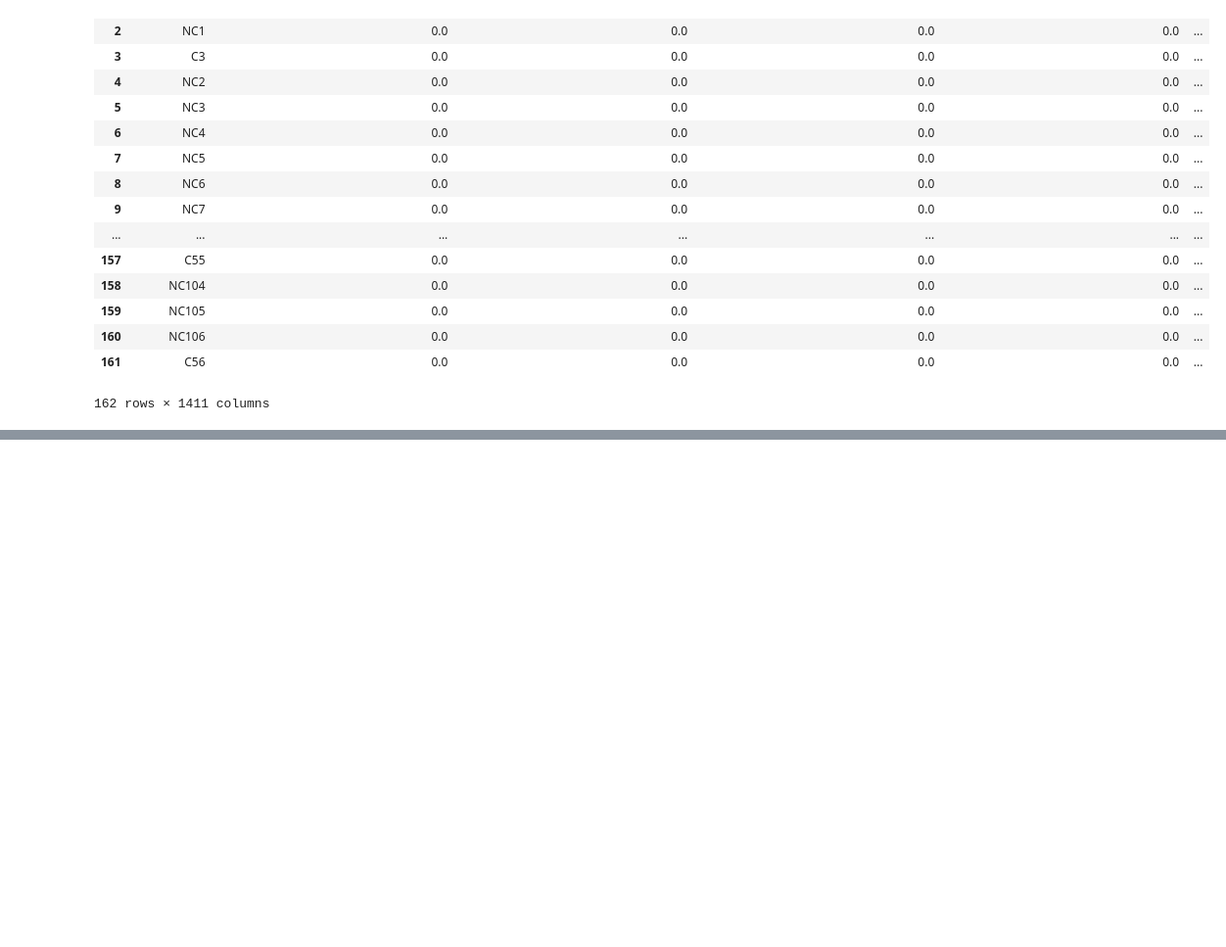
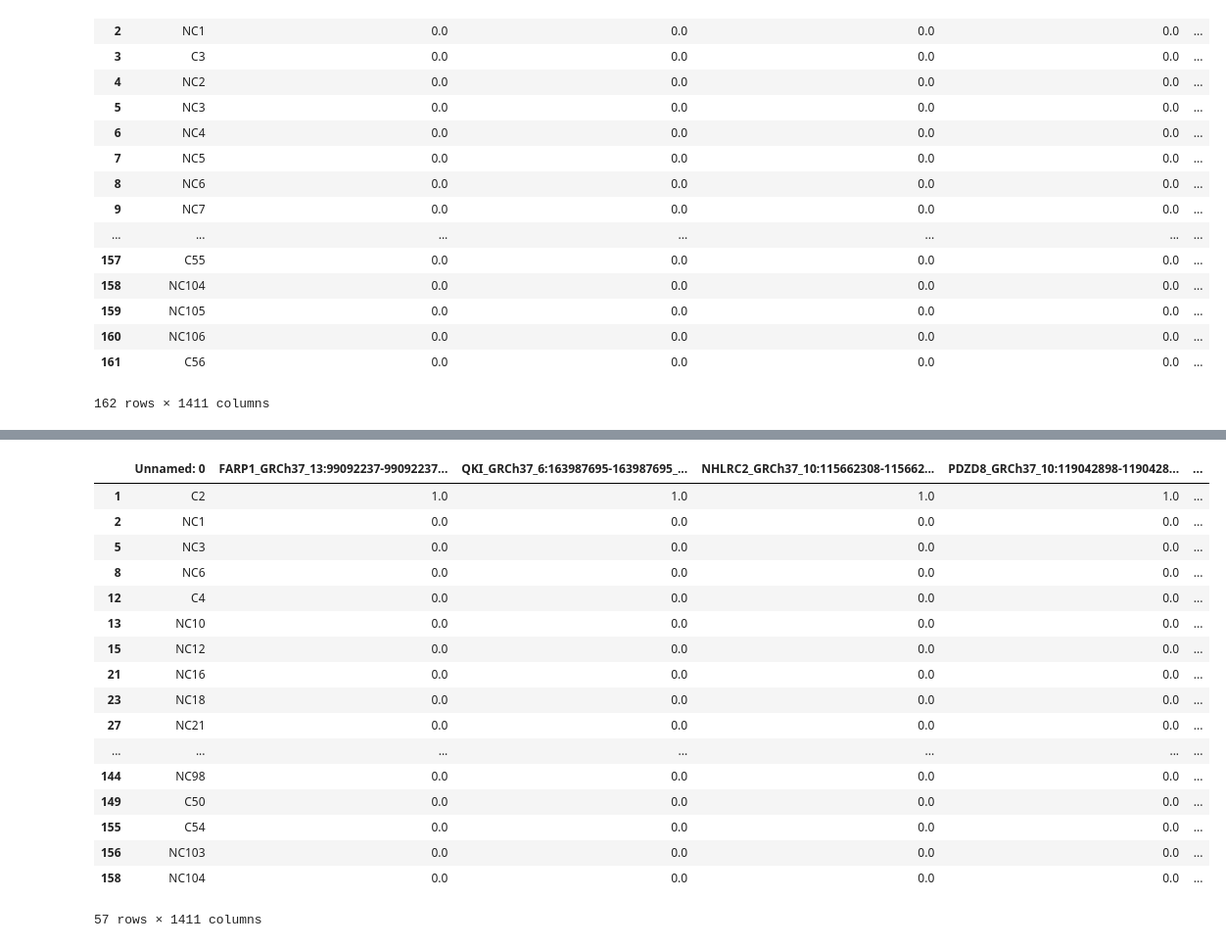
Before and after one commit to GmcgeeCodes/DataMining, a Jupyter notebook: mutationsProj1.0.ipynb, the cells around one changed output, grey strips where cells are left out. Shown at 98% size. Drawn from its saved outputs; the diff is of its cells as text; code cells hidden in the pictures; blank space fills up the shorter version.

Commit message:
rand forest activity complete

```diff
--- a/mutationsProj1.0.ipynb
+++ b/mutationsProj1.0.ipynb
@@ -956,6 +1066,10 @@ def make_treePhi(row_total, rootdf, tempBool):
 # %%
 def make_treeIgain(row_total, rootdf, tempBool):
     if(tempBool):
+        bstrap_tempdf = rootdf.sample(n = row_total, axis='index', replace= True)
+        Outbag = rootdf[~rootdf.apply(tuple, 1).isin(bstrap_tempdf.apply(tuple,1))]
+        root_L, root_R = bstrap_tempdf, bstrap_tempdf
+
         bstrap_tempdf, root_L, root_R = rootdf, rootdf, rootdf
         bstrap_tempdf = bstrap_tempdf.set_index(bstrap_tempdf.columns[0])
         bstrap_tempdf.index.names = [None]
@@ -1016,7 +1130,7 @@ def make_treeIgain(row_total, rootdf, tempBool):
         root.right.left.right = Node(0)
         root.right.right.left = Node(1)
         root.right.right.right = Node(0)
-        temp_list = [tempTTR, tempTTA, tempTTB, root_L, root_R, root, tempSer, tserA, tserB]
+        temp_list = [tempTTR, tempTTA, tempTTB, root_L, root_R, root, tempSer, tserA, tserB, Outbag]
         return temp_list
     else:
         # Check if the temp df has Igain row, if it does drop the row in the group DFs and update the  split total
@@ -1253,9 +1378,27 @@ def bootstrap_sample(tempdf, num_mut):
     tdf = tempdf.sample(n = num_mut, axis='columns', replace=False)
     return tdf
 # %%
-def rand_Dtree(temp_df, function):
-    temp_df = temp_df.set_index(columns[1])
-    temp_df.index.names = [None]
-    inputSize= len(temp_df.columns)
-    bStrapsize = sqrt(inputSize)
-    temp_bstrapdf = bootstrap_sample(bStrapsize)
+def rand_forest(temp_df, num_trees, split_func, tempBool):
+    tlist, list_root, list_left, list_right, OB_list, OB_size = [], [], [], [], [], []
+    for i in range (num_trees):
+        tlist.append(split_func(len(temp_df.index), temp_df, tempBool))
+        rootN, leftN, rightN = temp_df.columns[tlist[i][5].value], temp_df.columns[tlist[i][5].left.value],temp_df.columns[tlist[i][5].right.value]
+        list_root.append(rootN)
+        list_left.append(leftN)
+        list_right.append(rightN)
+        if (tempBool):
+            OB_list.append(tlist[i][9])
+            OB_size.append(len(tlist[i][9].index))
+
+    ave_OB = mean(OB_size)
+    occurencesRoot = collections.Counter(list_root)
+    sortedRoot = sorted(occurencesRoot.items(), key=lambda pair: pair[1], reverse=True)
+    occurencesLeftC = collections.Counter(list_left)
+    sortedLeft = sorted(occurencesLeftC.items(), key=lambda pair: pair[1], reverse=True)
+    occurencesRightC = collections.Counter(list_right)
+    sortedRight = sorted(occurencesRightC.items(), key=lambda pair: pair[1], reverse=True)
+
+    rlist = [tlist, list_root, list_left, list_right ,OB_list, OB_size, ave_OB,
+             sortedRoot,
+             sortedLeft, sortedRight]
+    return rlist
@@ -1298,0 +1560,2 @@ Node(565)
+# %%
+forestOne = rand_forest(bStrapdf, 25, make_treeIgain, True)
@@ -1298,0 +1627,22 @@ Node(565)
+# %%
+# out of bag datasets
+forestOne[4][3]
+# %% [output]
+|  | Unnamed: 0 | FARP1_GRCh37_13:99092237-99092237... | QKI_GRCh37_6:163987695-163987695_... | NHLRC2_GRCh37_10:115662308-115662... | PDZD8_GRCh37_10:119042898-1190428... | ... |
+| 1 | C2 | 1.0 | 1.0 | 1.0 | 1.0 | ... |
+| 2 | NC1 | 0.0 | 0.0 | 0.0 | 0.0 | ... |
+| 5 | NC3 | 0.0 | 0.0 | 0.0 | 0.0 | ... |
+| 8 | NC6 | 0.0 | 0.0 | 0.0 | 0.0 | ... |
+| 12 | C4 | 0.0 | 0.0 | 0.0 | 0.0 | ... |
+| 13 | NC10 | 0.0 | 0.0 | 0.0 | 0.0 | ... |
+| 15 | NC12 | 0.0 | 0.0 | 0.0 | 0.0 | ... |
+| 21 | NC16 | 0.0 | 0.0 | 0.0 | 0.0 | ... |
+| 23 | NC18 | 0.0 | 0.0 | 0.0 | 0.0 | ... |
+| 27 | NC21 | 0.0 | 0.0 | 0.0 | 0.0 | ... |
+| ... | ... | ... | ... | ... | ... | ... |
+| 144 | NC98 | 0.0 | 0.0 | 0.0 | 0.0 | ... |
+| 149 | C50 | 0.0 | 0.0 | 0.0 | 0.0 | ... |
+| 155 | C54 | 0.0 | 0.0 | 0.0 | 0.0 | ... |
+| 156 | NC103 | 0.0 | 0.0 | 0.0 | 0.0 | ... |
+| 158 | NC104 | 0.0 | 0.0 | 0.0 | 0.0 | ... |
+57 rows × 1411 columns
```
Also changed, not shown: parts of 37 cells of this notebook.
